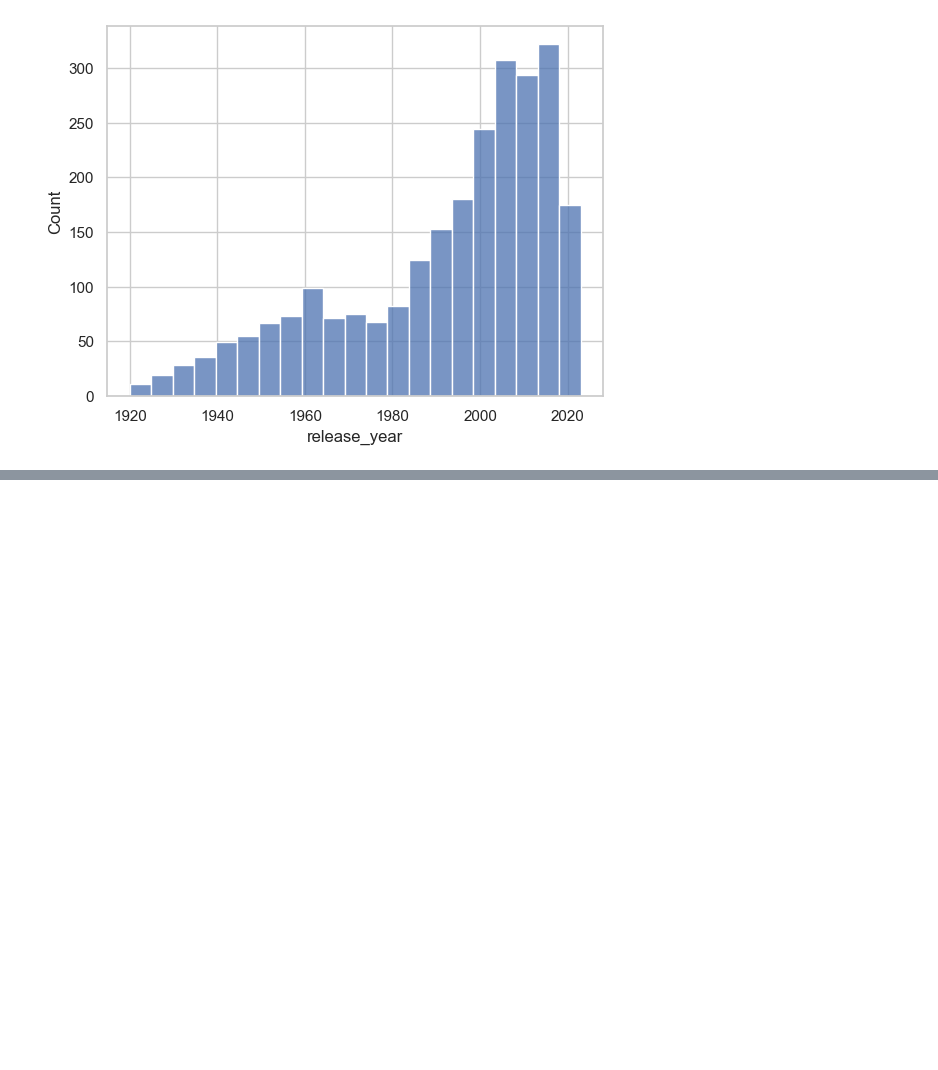
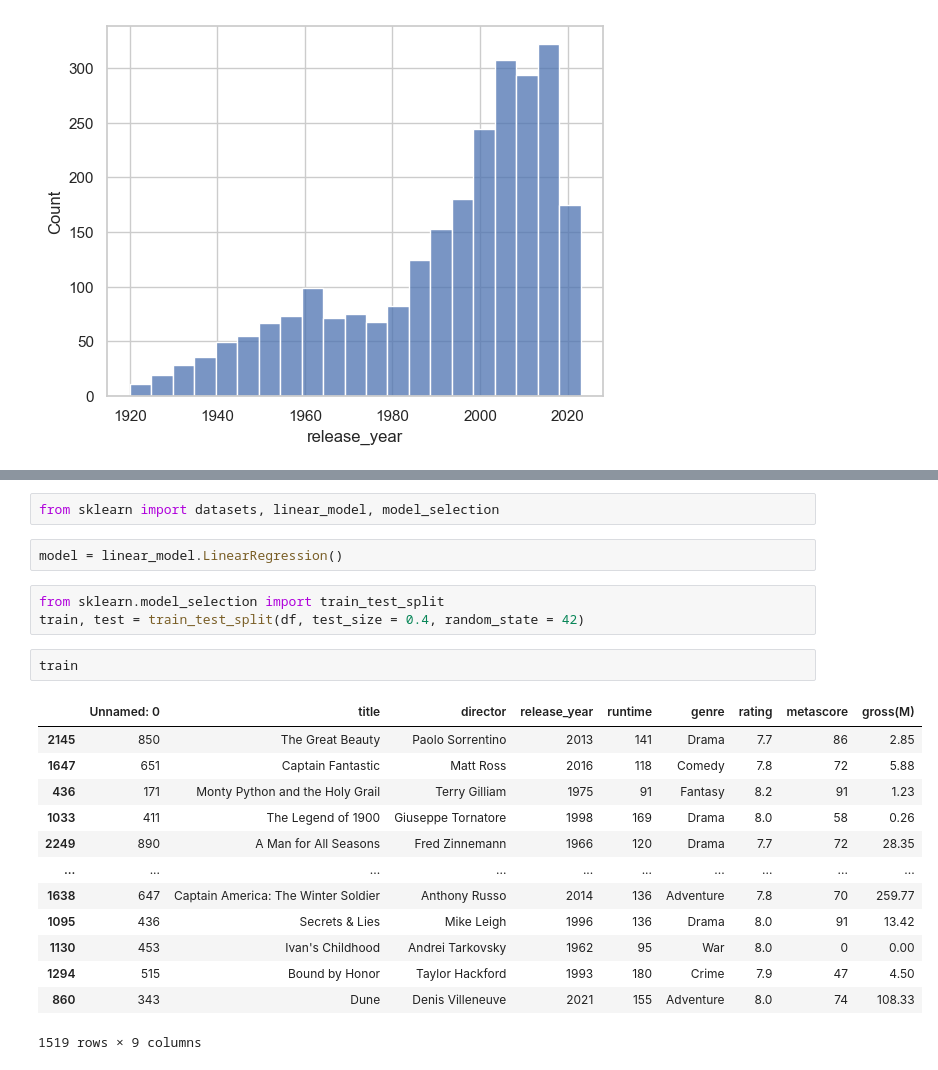
Before and after one commit to matiespinel/Avanzado_Chona, a Jupyter notebook: tp.ipynb, the cells around one changed output, grey strips where cells are left out. Cells and saved outputs as stored; diff of their text form; blank space fills up the shorter version.

```diff
--- a/tp.ipynb
+++ b/tp.ipynb
@@ -85,0 +116,23 @@ sns.histplot(data = df, x = 'release_year')
+# %%
+from sklearn import datasets, linear_model, model_selection
+# %%
+model = linear_model.LinearRegression()
+# %%
+from sklearn.model_selection import train_test_split
+train, test = train_test_split(df, test_size = 0.4, random_state = 42)
+# %%
+train
+# %% [output]
+|  | Unnamed: 0 | title | director | release_year | runtime | genre | rating | metascore | gross(M) |
+| 2145 | 850 | The Great Beauty | Paolo Sorrentino | 2013 | 141 | Drama | 7.7 | 86 | 2.85 |
+| 1647 | 651 | Captain Fantastic | Matt Ross | 2016 | 118 | Comedy | 7.8 | 72 | 5.88 |
+| 436 | 171 | Monty Python and the Holy Grail | Terry Gilliam | 1975 | 91 | Fantasy | 8.2 | 91 | 1.23 |
+| 1033 | 411 | The Legend of 1900 | Giuseppe Tornatore | 1998 | 169 | Drama | 8.0 | 58 | 0.26 |
+| 2249 | 890 | A Man for All Seasons | Fred Zinnemann | 1966 | 120 | Drama | 7.7 | 72 | 28.35 |
+| ... | ... | ... | ... | ... | ... | ... | ... | ... | ... |
+| 1638 | 647 | Captain America: The Winter Soldier | Anthony Russo | 2014 | 136 | Adventure | 7.8 | 70 | 259.77 |
+| 1095 | 436 | Secrets & Lies | Mike Leigh | 1996 | 136 | Drama | 8.0 | 91 | 13.42 |
+| 1130 | 453 | Ivan's Childhood | Andrei Tarkovsky | 1962 | 95 | War | 8.0 | 0 | 0.00 |
+| 1294 | 515 | Bound by Honor | Taylor Hackford | 1993 | 180 | Crime | 7.9 | 47 | 4.50 |
+| 860 | 343 | Dune | Denis Villeneuve | 2021 | 155 | Adventure | 8.0 | 74 | 108.33 |
+1519 rows × 9 columns
```
Also changed, not shown: parts of 4 cells of this notebook.
